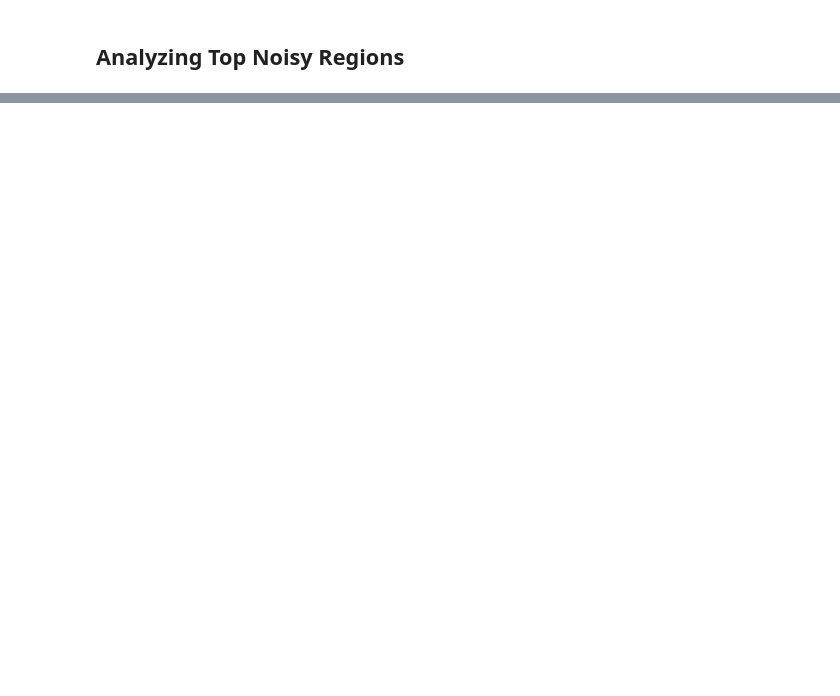
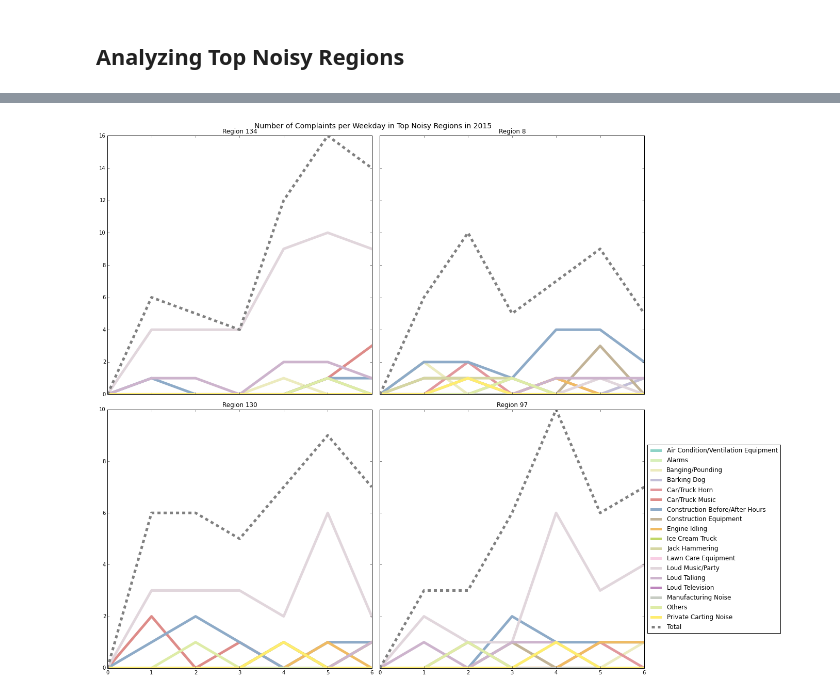
Before and after one commit to paulaceccon/nyc-noise-research, a Jupyter notebook: ResultAnalysis/311 Time series.ipynb, the cells around one changed output, grey strips where cells are left out. Drawn from its saved outputs; the diff is of its cells as text; code cells hidden in the pictures; blank space fills up the shorter version.

```diff
--- a/ResultAnalysis/311 Time series.ipynb
+++ b/ResultAnalysis/311 Time series.ipynb
@@ -330,0 +353,22 @@ plt.tight_layout()
+# %%
+y = range(complaints_weekday.shape[1])
+f, axes = plt.subplots(2, 2, sharex='col', sharey='row', figsize=(15, 15))
+for i in range(complaints_hour.shape[0]):
+    axes[0][0].plot(y, complaints_weekday_134[i,:], label=keys[i], color=colors[i], linewidth=5)
+    axes[0][1].plot(y, complaints_weekday_8[i,:],   label=keys[i], color=colors[i], linewidth=5)
+    axes[1][0].plot(y, complaints_weekday_130[i,:], label=keys[i], color=colors[i], linewidth=5)
+    axes[1][1].plot(y, complaints_weekday_97[i,:],  label=keys[i], color=colors[i], linewidth=5)
+axes[0][0].plot(y, numpy.sum(complaints_weekday_134, axis=0), label='Total', color='gray', linewidth=5, linestyle='--')
+axes[0][1].plot(y, numpy.sum(complaints_weekday_8, axis=0),   label='Total', color='gray', linewidth=5, linestyle='--')
+axes[1][0].plot(y, numpy.sum(complaints_weekday_130, axis=0), label='Total', color='gray', linewidth=5, linestyle='--')
+axes[1][1].plot(y, numpy.sum(complaints_weekday_97, axis=0),  label='Total', color='gray', linewidth=5, linestyle='--')
+axes[0][0].set_title('Region 134')
+axes[0][1].set_title('Region 8')
+axes[1][0].set_title('Region 130')
+axes[1][1].set_title('Region 97')
+plt.suptitle('Number of Complaints per Weekday in Top Noisy Regions in 2015', fontsize=14, x=0.5, y=1.001)
+plt.legend(loc='center left', bbox_to_anchor=(1, 0.5))
+plt.setp(axes, xticks=range(7))
+plt.tight_layout()
+# %% [output]
+[figure, added]
```
Also changed, not shown: parts of 16 cells of this notebook, 2 other files.
